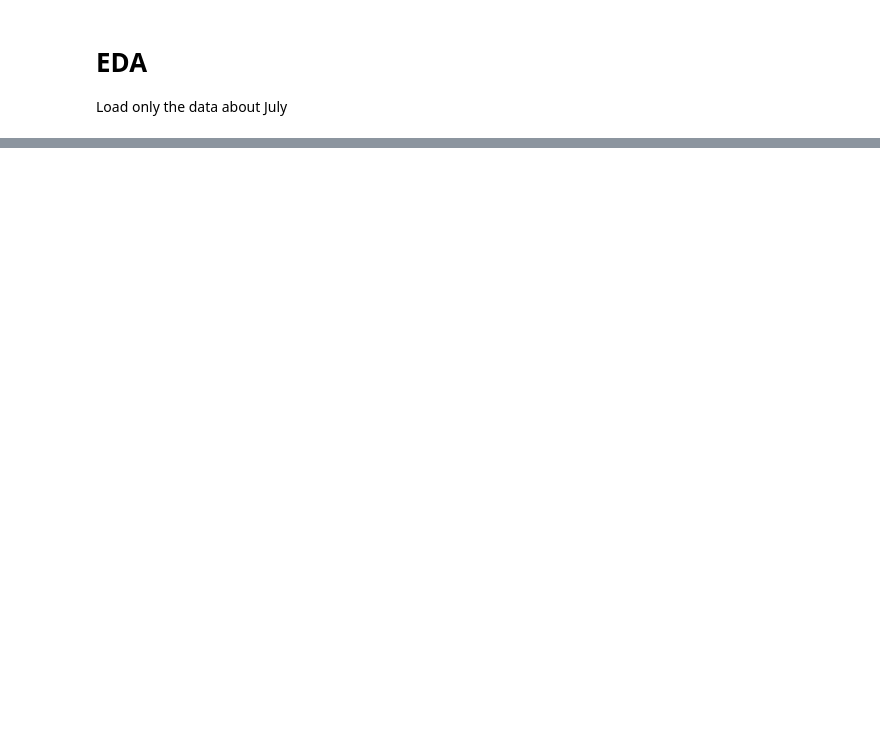
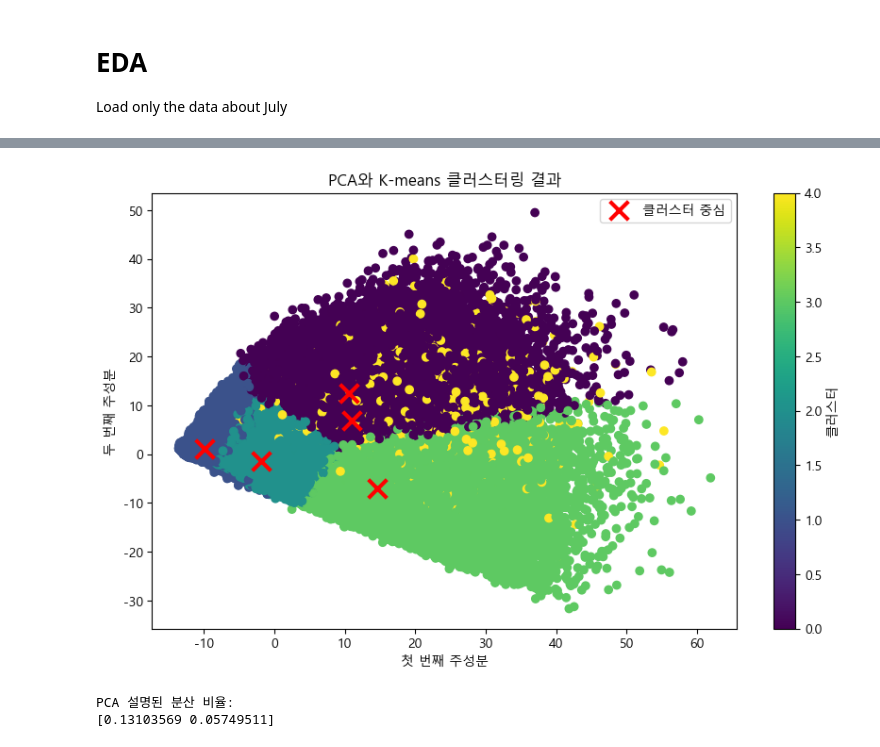
Before and after one commit to NohJanghan/GDGoC_DACON, a Jupyter notebook: eda.ipynb, the cells around one changed output, grey strips where cells are left out. Saved outputs shown, nothing was run; the diff lists cells and outputs as text; code cells hidden in the pictures; blank space fills up the shorter version.

```diff
--- a/eda.ipynb
+++ b/eda.ipynb
@@ -70,0 +367,28 @@ df['Segment'].value_counts()
+# %%
+# PCA를 사용하여 2차원으로 차원 축소
+from sklearn.decomposition import PCA
+pca = PCA(n_components=2)
+df_pca = pca.fit_transform(df_scaled)
+
+# 시각화
+plt.figure(figsize=(10, 6))
+plt.scatter(df_pca[:, 0], df_pca[:, 1], c=clusters, cmap='viridis')
+plt.colorbar(label='클러스터')
+plt.xlabel('첫 번째 주성분')
+plt.ylabel('두 번째 주성분')
+plt.title('PCA와 K-means 클러스터링 결과')
+
+# 클러스터 중심점 표시
+cluster_centers_pca = pca.transform(kmeans.cluster_centers_)
+plt.scatter(cluster_centers_pca[:, 0], cluster_centers_pca[:, 1],
+            c='red', marker='x', s=200, linewidths=3, label='클러스터 중심')
+plt.legend()
+plt.show()
+
+# 설명된 분산 비율 출력
+print('\nPCA 설명된 분산 비율:')
+print(pca.explained_variance_ratio_)
+# %% [output]
+[figure, added]
+PCA 설명된 분산 비율:
+[0.13103569 0.05749511]
```
Also changed, not shown: parts of 15 cells of this notebook, 4 other files.
